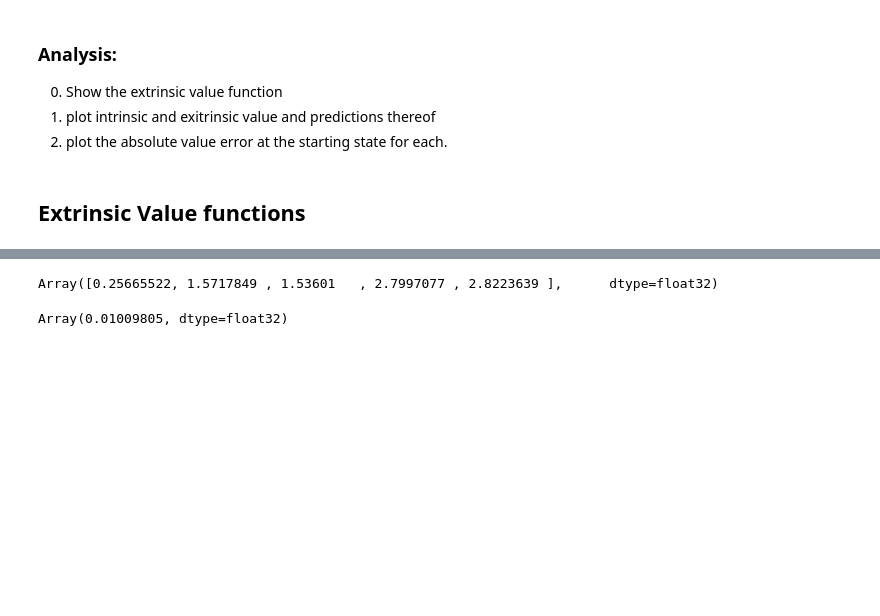
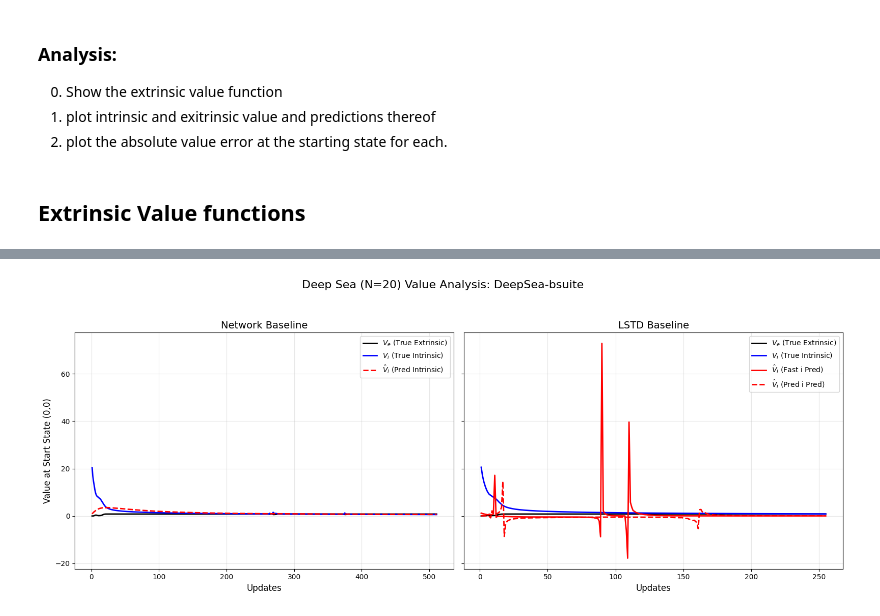
Before and after one commit to dillonmsandhu/td-avar-explore, a Jupyter notebook: deep/deepsea_v.ipynb, the cells around one changed output, grey strips where cells are left out. Saved outputs shown, nothing was run; the diff lists cells and outputs as text; code cells hidden in the pictures; blank space fills up the shorter version.

```diff
--- a/deep/deepsea_v.ipynb
+++ b/deep/deepsea_v.ipynb
@@ -2,6 +2,7 @@
 import jax.numpy as jnp
 from utils import load_run_data
 import matplotlib.pyplot as plt
-config, metrics = load_run_data("count_rew_prop/20260107_135302", "DeepSea-bsuite", 'results')
-metrics.keys()
+lstd_config, lstd_metrics = load_run_data("cov_lstd_ts/deepsea_sweep/2026-01-10/cov_lstd_two_speed_N21", "DeepSea-bsuite", 'results')
+net_config, net_metrics = load_run_data("cov_net_v/deepsea_sweep/2026-01-10/cov_net_v_N21", "DeepSea-bsuite", 'results')
+net_metrics.keys()
 # %% [output]
@@ -9,5 +10,5 @@ dict_keys(['bonus_max', 'bonus_mean', 'bonus_std', 'discount', 'feat_norm', 'i_v
 # %%
-N = config['DEEPSEA_SIZE']
+N = net_config['DEEPSEA_SIZE']
 reachable_mask = jnp.tril(jnp.ones((N,N)))
 # %% [markdown]
 ### Analysis:
@@ -127,9 +122,66 @@ plt.show()
 # %%
-metrics['v_i'][0,0,0]
+import matplotlib.pyplot as plt
+import numpy as np
+
+def extract_start_state_curve(metric_data):
+    """
+    Helper to extract time-series for the start state (0,0).
+    Handles (Time, N, N) or (Seeds, Time, N, N) shapes.
+    """
+    data = np.array(metric_data)
+
+    # Handle Multi-seed: (Seeds, Time, ...) -> Mean over seeds -> (Time, ...)
+    if data.ndim == 4:
+        data = data.mean(axis=0)
+
+    # Handle Grid: (Time, N, N) -> Slice start state -> (Time,)
+    if data.ndim == 3:
+        return data[:, 0, 0]
+
+    # Fallback if already scalar/1D
+    return data
+
+# --- Setup Plotting ---
+fig, axes = plt.subplots(1, 2, figsize=(16, 6), sharey=True)
+run_data = [
+    ("Network Baseline", net_metrics, axes[0]),
+    ("LSTD Baseline", lstd_metrics, axes[1])
+]
+
+# Metrics to plot and their visual styles
+# Keys match your dict: 'v_e', 'v_i_pred', 'v_i'
+plot_config = [
+    {"key": "v_e",      "label": r"$V_e$ (True Extrinsic)", "color": "black", "style": "-"},
+    {"key": "v_i",      "label": r"$V_i$ (True Intrinsic)", "color": "blue",  "style": "-"},
+    {"key": "v_i_pred", "label": r"$\hat{V}_i$ (Pred Intrinsic)", "color": "red",   "style": "--"},
+    {"key": "fast_v_i_pred", "label": r"$\hat{V}_i$ (Fast i Pred)", "color": "red",   "style": "-"},
+    {"key": "slow_v_i_pred", "label": r"$\hat{V}_i$ (Pred i Pred)", "color": "red",   "style": "--"},
+]
+
+# --- Loop over Runs ---
+for title, metrics, ax in run_data:
+    for item in plot_config:
+        key = item["key"]
+        if key in metrics:
+            # Extract curve
+            curve = extract_start_state_curve(metrics[key])
+
+            # Plot
+            # Slicing [1:] removes the pre-training initialization spike if present
+            steps = np.arange(len(curve))[1:]
+            values = curve[1:]
+
+            ax.plot(steps, values, label=item["label"], color=item["color"], linestyle=item["style"], linewidth=2)
+
+    ax.set_title(title, fontsize=14)
+    ax.set_xlabel("Updates", fontsize=12)
+    ax.grid(True, alpha=0.3)
+    ax.legend(fontsize=10)
+
+# --- Final Adjustments ---
+axes[0].set_ylabel("Value at Start State (0,0)", fontsize=12)
+plt.suptitle(f"Deep Sea (N=20) Value Analysis: {net_config['ENV_NAME']}", y=1.05, fontsize=16)
+plt.tight_layout()
+plt.show()
 # %% [output]
-Array([0.25665522, 1.5717849 , 1.53601   , 2.7997077 , 2.8223639 ],      dtype=float32)
+[figure, added]
-# %%
-t = 4
-jnp.sum(reachable_mask * (metrics['v_i_pred'][0][t] - metrics['v_i'][0][t])**2)
-# %% [output]
-Array(0.01009805, dtype=float32)
```
Also changed, not shown: parts of 18 cells of this notebook, 3 other files.
